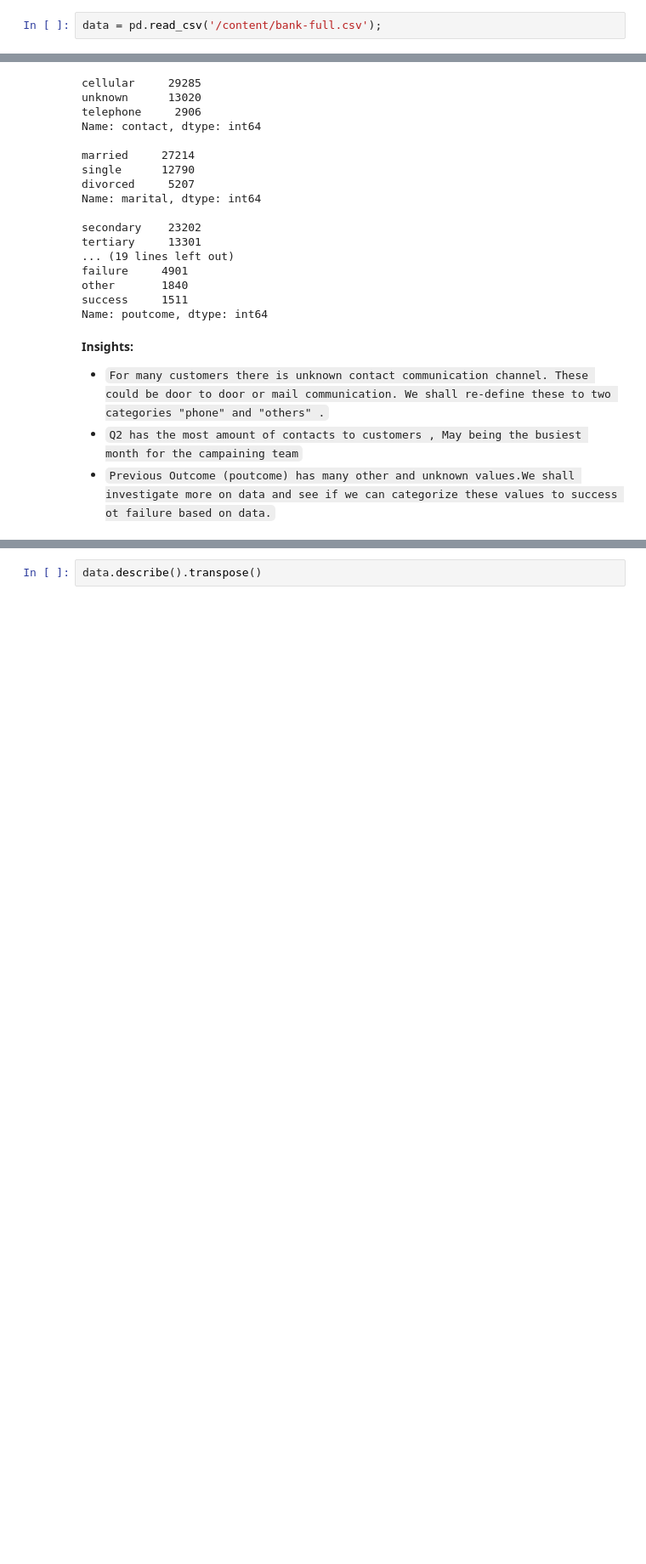
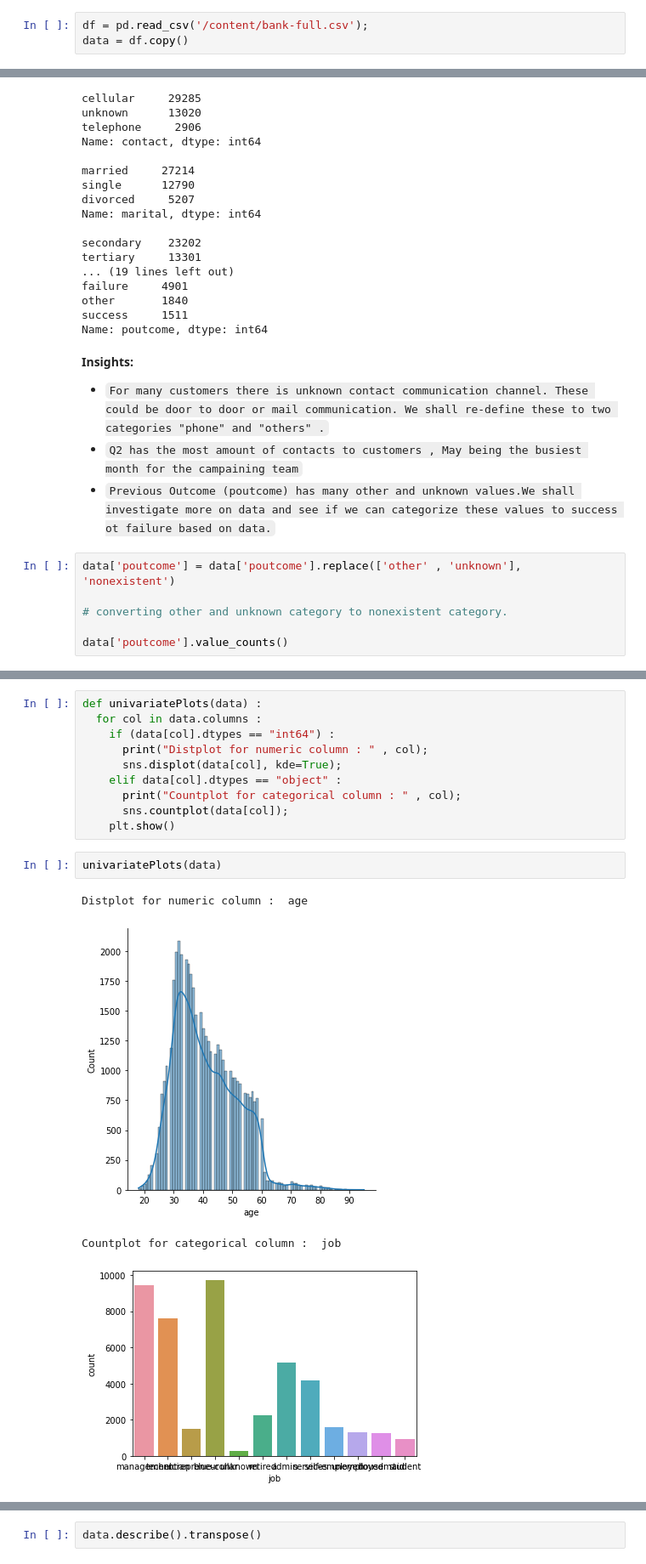
Before and after one commit to swaroop-raj/machine-learning, a Jupyter notebook: Term_Deposit_Subscription.ipynb, the cells around one changed output, grey strips where cells are left out. Shown at 85% size. Cells and saved outputs as stored; diff of their text form; blank space fills up the shorter version.

```diff
--- a/Term_Deposit_Subscription.ipynb
+++ b/Term_Deposit_Subscription.ipynb
@@ -112,7 +112,8 @@ from sklearn import metrics
 # %% [markdown]
 **Reading the dataset:**
 # %%
-data = pd.read_csv('/content/bank-full.csv');
+df = pd.read_csv('/content/bank-full.csv');
+data = df.copy()
 # %% [markdown]
 ## <a id = "link2"></a> Deliverable –1 (Exploratory data analysis)
 # %%
@@ -213,3 +232,9 @@ Name: poutcome, dtype: int64
 - `For many customers there is unknown contact communication channel. These could be door to door or mail communication. We shall re-define these to two categories "phone" and "others" .`
 - `Q2 has the most amount of contacts to customers , May being the busiest month for the campaining team`
 - `Previous Outcome (poutcome) has many other and unknown values.We shall investigate more on data and see if we can categorize these values to success ot failure based on data.`
+# %%
+data['poutcome'] = data['poutcome'].replace(['other' , 'unknown'], 'nonexistent')
+
+# converting other and unknown category to nonexistent category.
+
+data['poutcome'].value_counts()
@@ -217,0 +276,17 @@ Name: poutcome, dtype: int64
+# %%
+def univariatePlots(data) :
+  for col in data.columns :
+    if (data[col].dtypes == "int64") :
+      print("Distplot for numeric column : " , col);
+      sns.displot(data[col], kde=True);
+    elif data[col].dtypes == "object" :
+      print("Countplot for categorical column : " , col);
+      sns.countplot(data[col]);
+    plt.show()
+# %%
+univariatePlots(data)
+# %% [output]
+Distplot for numeric column :  age
+[figure, added]
+Countplot for categorical column :  job
+[figure, added]
```
Also changed, not shown: parts of 59 cells of this notebook.
